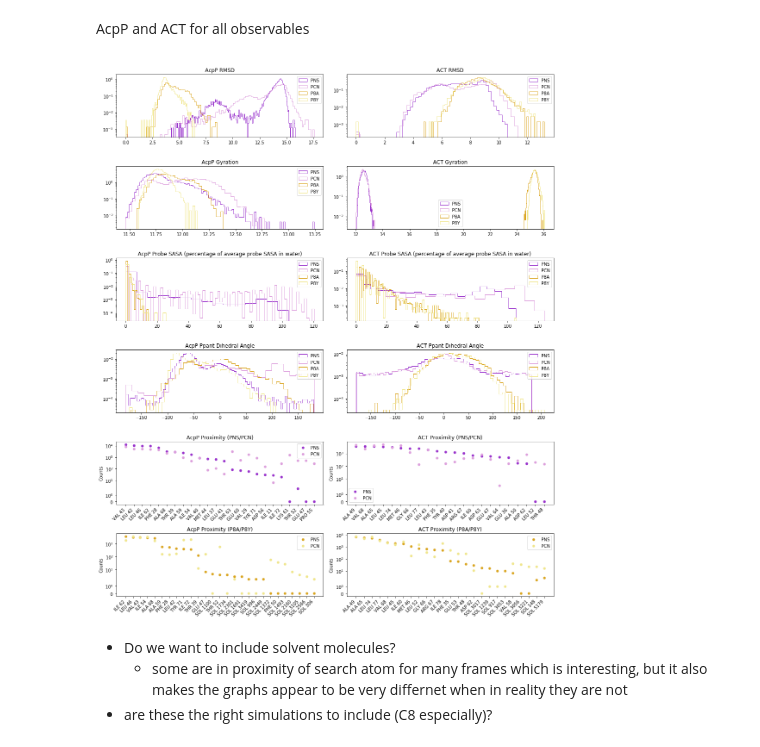
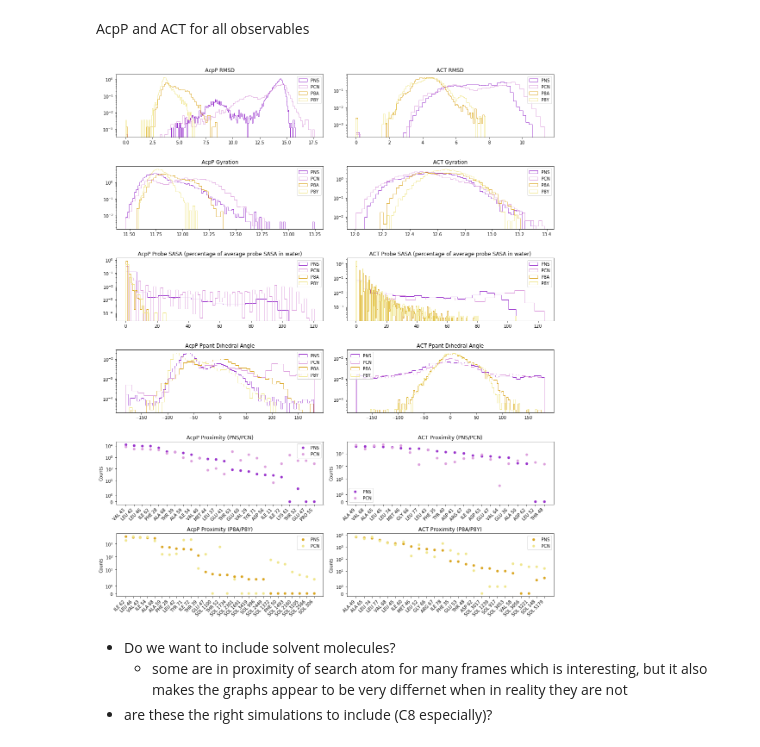
Before and after one commit to CHLresearchgroup/coire, a Jupyter notebook: CGHPaper.ipynb, the cells around one changed output. Saved outputs shown, nothing was run; the diff lists cells and outputs as text; code cells hidden in the pictures.

```diff
--- a/CGHPaper.ipynb
+++ b/CGHPaper.ipynb
@@ -534,8 +546,8 @@ plt.title("AcpP RMSD")
 plt.subplot2grid((18,6), (0,3), colspan=3, rowspan=3)
 plt.hist(dRMSD_190604_3['PNS'], 'auto', density = 1, color='darkorchid', histtype='step', stacked=True, label='PNS')
 plt.hist(dRMSD_190604_4['PCN'], 'auto', density = 1, color='plum', histtype='step', stacked=True, label='PCN')
-plt.hist(dRMSD_200106['P8A'] + dRMSD_200107['P8A'], 'auto', density = 1, color='goldenrod', histtype='step', stacked=True, label='P8A')
-plt.hist(dRMSD_200120['P8Y'] + dRMSD_200121['P8Y'], 'auto', density = 1, color='khaki', histtype='step', stacked=True, label='P8Y')
+plt.hist(np.concatenate((dRMSD_200106['P8A'], dRMSD_200107['P8A']), axis=None), 'auto', density = 1, color='goldenrod', histtype='step', stacked=True, label='P8A')
+plt.hist(np.concatenate((dRMSD_200120['P8Y'], dRMSD_200121['P8Y']), axis=None), 'auto', density = 1, color='khaki', histtype='step', stacked=True, label='P8Y')
 plt.legend(loc="best", markerscale=10)
 plt.yscale("log")
 plt.title("ACT RMSD")
@@ -554,8 +566,8 @@ plt.title("AcpP Gyration")
 plt.subplot2grid((18,6), (3,3), colspan=3, rowspan=3)
 plt.hist(dGyration_190604_3['protein'], 'auto', density = 1, color='darkorchid', histtype='step', stacked=True, label='PNS')
 plt.hist(dGyration_190604_4['protein'], 'auto', density = 1, color='plum', histtype='step', stacked=True, label='PCN')
-plt.hist(dGyration_200106['protein'] + dGyration_200107['protein'], 'auto', density = 1, color='goldenrod', histtype='step', stacked=True, label='P8A')
-plt.hist(dGyration_200120['protein'] + dGyration_200121['protein'], 'auto', density = 1, color='khaki', histtype='step', stacked=True, label='P8Y')
+plt.hist(np.concatenate((dGyration_200106['protein'], dGyration_200107['protein']), axis=None), 'auto', density = 1, color='goldenrod', histtype='step', stacked=True, label='P8A')
+plt.hist(np.concatenate((dGyration_200120['protein'], dGyration_200121['protein']), axis=None), 'auto', density = 1, color='khaki', histtype='step', stacked=True, label='P8Y')
 plt.legend(loc="best", markerscale=10)
 plt.yscale("log")
 plt.title("ACT Gyration")
@@ -574,8 +586,8 @@ plt.title("AcpP Probe SASA (percentage of average probe SASA in water)")
 plt.subplot2grid((18,6), (6,3), colspan=3, rowspan=3)
 plt.hist(dSASA_190604_3['SH_percentage'], 'auto', density = 1, color='darkorchid', histtype='step', stacked=True, label='PNS')
 plt.hist(dSASA_190604_4['CN_percentage'], 'auto', density = 1, color='plum', histtype='step', stacked=True, label='PCN')
-plt.hist(dSASA_200106['C7&C8_percentage'] + dSASA_200107['C7&C8_percentage'], 'auto', density = 1, color='goldenrod', histtype='step', stacked=True, label='P8A')
-plt.hist(dSASA_200120['C7&C8_percentage'] + dSASA_200121['C7&C8_percentage'], 'auto', density = 1, color='khaki', histtype='step', stacked=True, label='P8Y')
+plt.hist(np.concatenate((dSASA_200106['C7&C8_percentage'], dSASA_200107['C7&C8_percentage']), axis=None), 'auto', density = 1, color='goldenrod', histtype='step', stacked=True, label='P8A')
+plt.hist(np.concatenate((dSASA_200120['C7&C8_percentage'], dSASA_200121['C7&C8_percentage']), axis=None), 'auto', density = 1, color='khaki', histtype='step', stacked=True, label='P8Y')
 plt.legend(loc="best", markerscale=10)
 plt.yscale("log")
 plt.title("ACT Probe SASA (percentage of average probe SASA in water)")
@@ -594,8 +606,8 @@ plt.title("AcpP Ppant Dihedral Angle")
 plt.subplot2grid((18,6), (9,3), colspan=3, rowspan=3)
 plt.hist(dDihedral_190604_3['CA-P24-C38-S44'], 'auto', density = 1, color='darkorchid', histtype='step', stacked=True, label='PNS')
 plt.hist(dDihedral_190604_4['CA-P24-C38-S44'], 'auto', density = 1, color='plum', histtype='step', stacked=True, label='PCN')
-plt.hist(dDihedral_200106['CA-P24-C38-S44'] + dDihedral_200107['CA-P24-C38-S44'], 'auto', density = 1, color='goldenrod', histtype='step', stacked=True, label='P8A')
-plt.hist(dDihedral_200120['CA-P24-C38-S44'] + dDihedral_200121['CA-P24-C38-S44'], 'auto', density = 1, color='khaki', histtype='step', stacked=True, label='P8Y')
+plt.hist(np.concatenate((dDihedral_200106['CA-P24-C38-S44'], dDihedral_200107['CA-P24-C38-S44']), axis=None), 'auto', density = 1, color='goldenrod', histtype='step', stacked=True, label='P8A')
+plt.hist(np.concatenate((dDihedral_200120['CA-P24-C38-S44'], dDihedral_200121['CA-P24-C38-S44']), axis=None), 'auto', density = 1, color='khaki', histtype='step', stacked=True, label='P8Y')
 plt.legend(loc="best", markerscale=10)
 plt.yscale("log")
 plt.title("ACT Ppant Dihedral Angle")
@@ -617,34 +629,34 @@ ax.plot(prox.xval([lResidues_190604_3, lResidues_190604_4]), prox.yval([lResidue
 ax.set_ylabel("Counts")
 plt.xticks(prox.xval([lResidues_190604_3, lResidues_190604_4]), rotation=45, horizontalalignment='right')
 plt.yscale('symlog')
 plt.legend(loc="best")
 plt.title("ACT Proximity (PNS/PCN)")
 
 ax = plt.subplot2grid((18,6), (15,0), colspan=3, rowspan=3)
 ax.plot(prox.xval([lResidues_200102, lResidues_200116]), prox.yval([lResidues_200102, lResidues_200116])[0],  '.', ms = 10, color='goldenrod', label="PNS")
 ax.plot(prox.xval([lResidues_200102, lResidues_200116]), prox.yval([lResidues_200102, lResidues_200116])[1],  '.', ms = 10, color='khaki', label="PCN")
 ax.set_ylabel("Counts")
 plt.xticks(prox.xval([lResidues_200102, lResidues_200116]), rotation=45, horizontalalignment='right')
 plt.yscale('symlog')
 plt.legend(loc="best")
 plt.title("AcpP Proximity (P8A/P8Y)")
 
 # ACT Prox
 ax = plt.subplot2grid((18,6), (15,3), colspan=3, rowspan=3)
 ax.plot(prox.xval([lResidues_200106_200107, lResidues_200120_200121]), prox.yval([lResidues_200106_200107, lResidues_200120_200121])[0],  '.', ms = 10, color='goldenrod', label="PNS")
 ax.plot(prox.xval([lResidues_200106_200107, lResidues_200120_200121]), prox.yval([lResidues_200106_200107, lResidues_200120_200121])[1],  '.', ms = 10, color='khaki', label="PCN")
 ax.set_ylabel("Counts")
 plt.xticks(prox.xval([lResidues_200106_200107, lResidues_200120_200121]), rotation=45, horizontalalignment='right')
 plt.yscale('symlog')
 plt.legend(loc="best")
 plt.title("ACT Proximity (P8A/P8Y)")
 
 fig.set_size_inches(w=15,h=18)
 fig.tight_layout()
 plt.savefig("Figure2_mockup.png")
 plt.show()
 # %% [output]
-[figure, old version]
+[figure, new version]
 # %% [markdown]
 - Do we want to include solvent molecules?
     - some are in proximity of search atom for many frames which is interesting, but it also makes the graphs appear to be very differnet when in reality they are not
```
Also changed, not shown: parts of 18 cells of this notebook, 46 other files.
